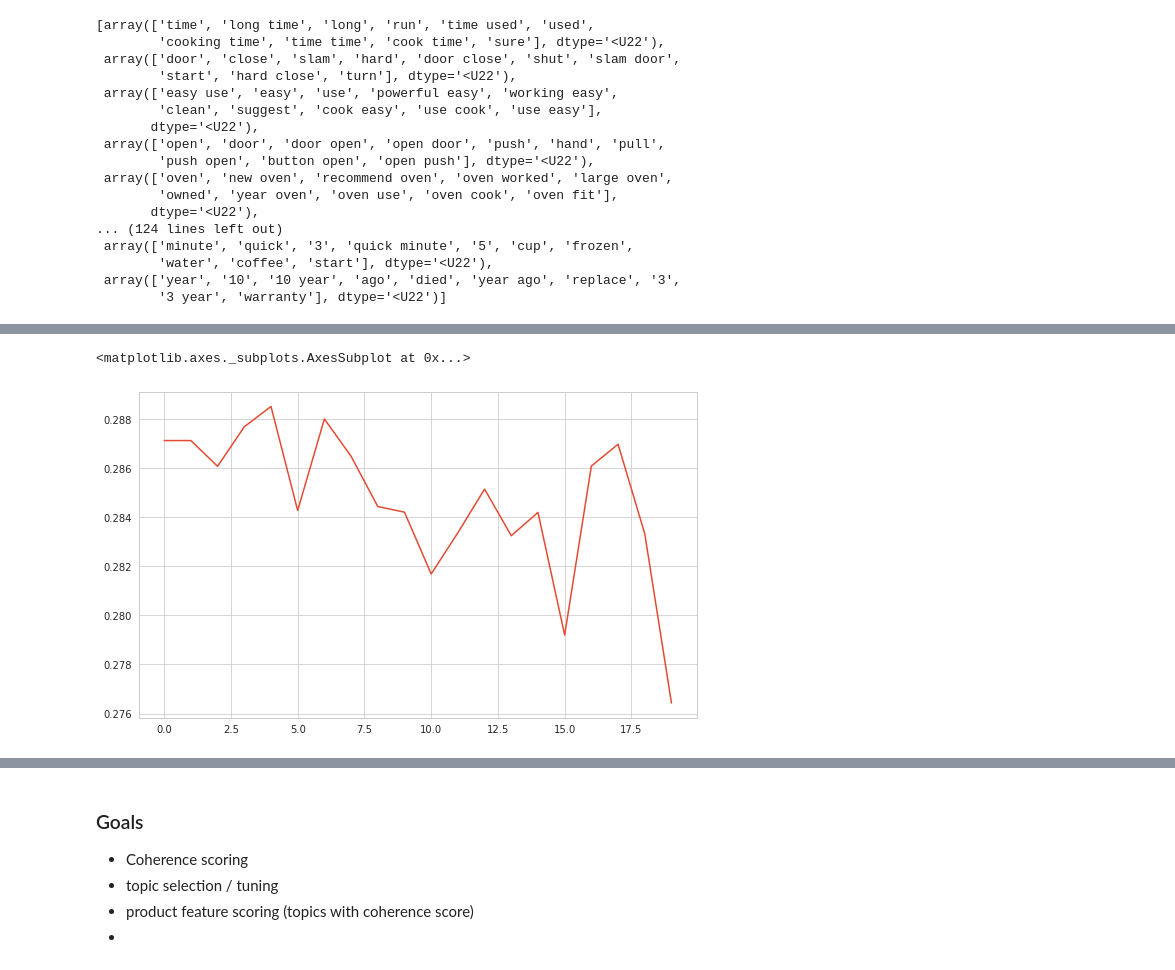
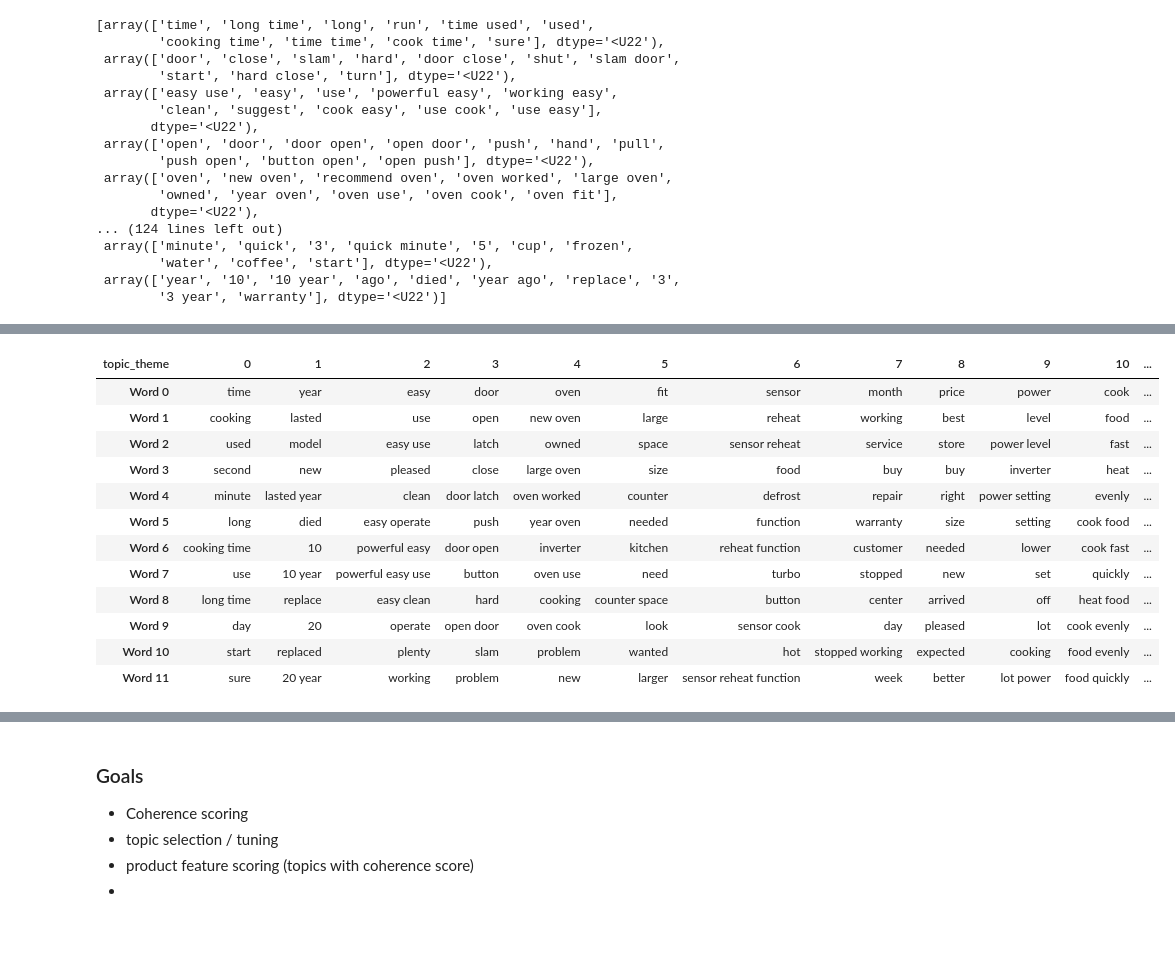
Before and after one commit to GrilledJeez/amazon_product_feature_analysis, a Jupyter notebook: modeling.ipynb, the cells around one changed output, grey strips where cells are left out. Saved outputs shown, nothing was run; the diff lists cells and outputs as text; code cells hidden in the pictures; blank space fills up the shorter version.

```diff
--- a/modeling.ipynb
+++ b/modeling.ipynb
@@ -141,7 +141,7 @@ review_stop_words = ['panasonic', 'really', 'husband', 'thanks', 'thank', 'ha',
               'work great use','work great love','feature work great',
               'unit work great','oven work great','easy use love','old oven',
               'old old','20 year old','unit', 'not', 'work', 'amazon', 'com',
-              'old', 'wife']
+              'old', 'wife', 'highly', 'recommend', 'like', 'charm']
 for _ in text.ENGLISH_STOP_WORDS:
     if _ in keep_words:
         pass
@@ -315,6 +325,0 @@ print(best_num_topics, coherence_scores)
-# %%
-fig, ax = plt.subplots(figsize=(10,6))
-sns.lineplot(x=range(0,20), y = coherence_scores)
-# %% [output]
-<matplotlib.axes._subplots.AxesSubplot at 0x...>
-[figure, removed]
@@ -321,11 +328,11 @@ sns.lineplot(x=range(0,20), y = coherence_scores)
 # %%
-def nmf_featurizer(n_components=10, n_words=10):
+def nmf_featurizer(max_features=10000, min_df=3, max_df=.85, ngram_max = 2, n_components=5, n_words=10):
     vectorizer = TfidfVectorizer(tokenizer = lemmatize_text,
                              stop_words= review_stop_words,
-                             max_features = 5000,
-                             min_df = 3,
-                             max_df =  .85,
-                             ngram_range=(0, 2)
+                             max_features = max_features,
+                             min_df = min_df,
+                             max_df =  max_df,
+                             ngram_range=(0, ngram_max)
                             )
     X = df['model_ready']
     X = vectorizer.fit_transform(X)
@@ -348,3 +355,19 @@ def nmf_featurizer(n_components=10, n_words=10):
     df_topic_keywords['topic_theme'] = Topics_theme
     df_topic_keywords.set_index('topic_theme', inplace=True)
     return df_topic_keywords.T
+# %%
+nmf_featurizer(10000,3,.85,3,17,12)
+# %% [output]
+| topic_theme | 0 | 1 | 2 | 3 | 4 | 5 | 6 | 7 | 8 | 9 | 10 | ... |
+| Word 0 | time | year | easy | door | oven | fit | sensor | month | price | power | cook | ... |
+| Word 1 | cooking | lasted | use | open | new oven | large | reheat | working | best | level | food | ... |
+| Word 2 | used | model | easy use | latch | owned | space | sensor reheat | service | store | power level | fast | ... |
+| Word 3 | second | new | pleased | close | large oven | size | food | buy | buy | inverter | heat | ... |
+| Word 4 | minute | lasted year | clean | door latch | oven worked | counter | defrost | repair | right | power setting | evenly | ... |
+| Word 5 | long | died | easy operate | push | year oven | needed | function | warranty | size | setting | cook food | ... |
+| Word 6 | cooking time | 10 | powerful easy | door open | inverter | kitchen | reheat function | customer | needed | lower | cook fast | ... |
+| Word 7 | use | 10 year | powerful easy use | button | oven use | need | turbo | stopped | new | set | quickly | ... |
+| Word 8 | long time | replace | easy clean | hard | cooking | counter space | button | center | arrived | off | heat food | ... |
+| Word 9 | day | 20 | operate | open door | oven cook | look | sensor cook | day | pleased | lot | cook evenly | ... |
+| Word 10 | start | replaced | plenty | slam | problem | wanted | hot | stopped working | expected | cooking | food evenly | ... |
+| Word 11 | sure | 20 year | working | problem | new | larger | sensor reheat function | week | better | lot power | food quickly | ... |
```
Also changed, not shown: parts of 8 cells of this notebook.
